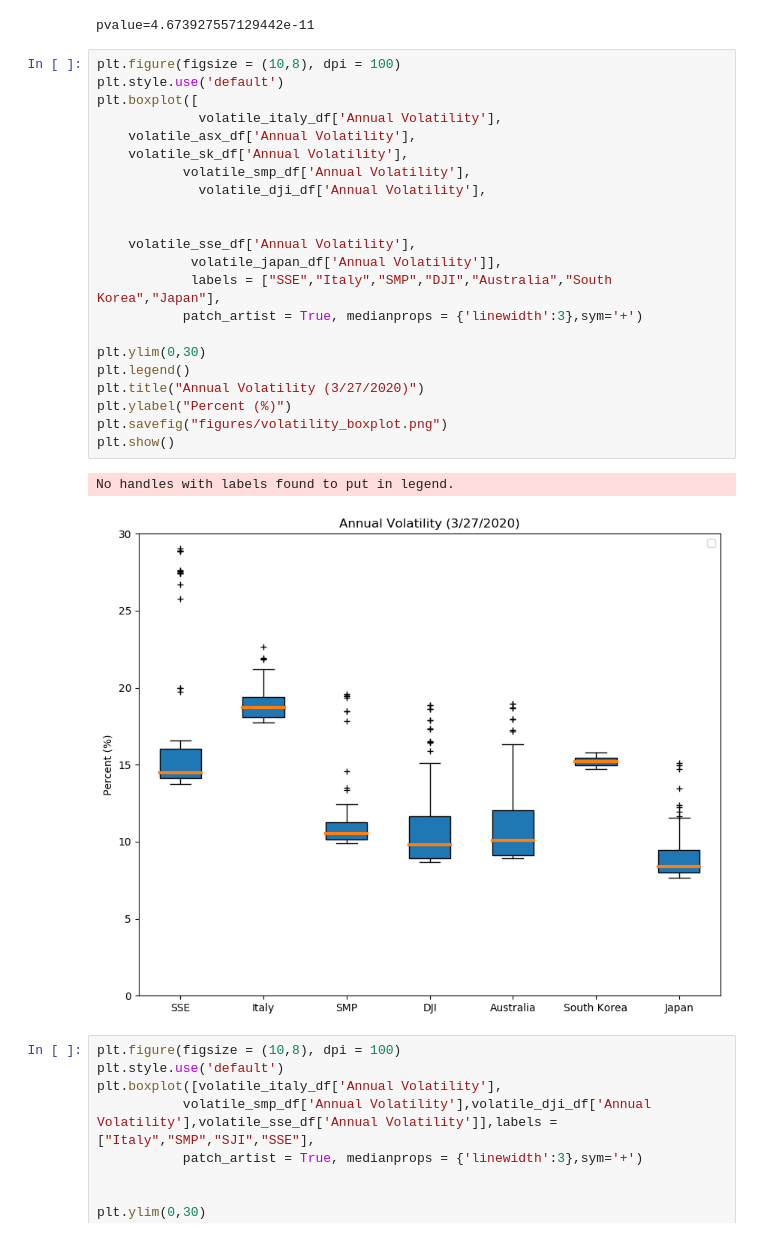
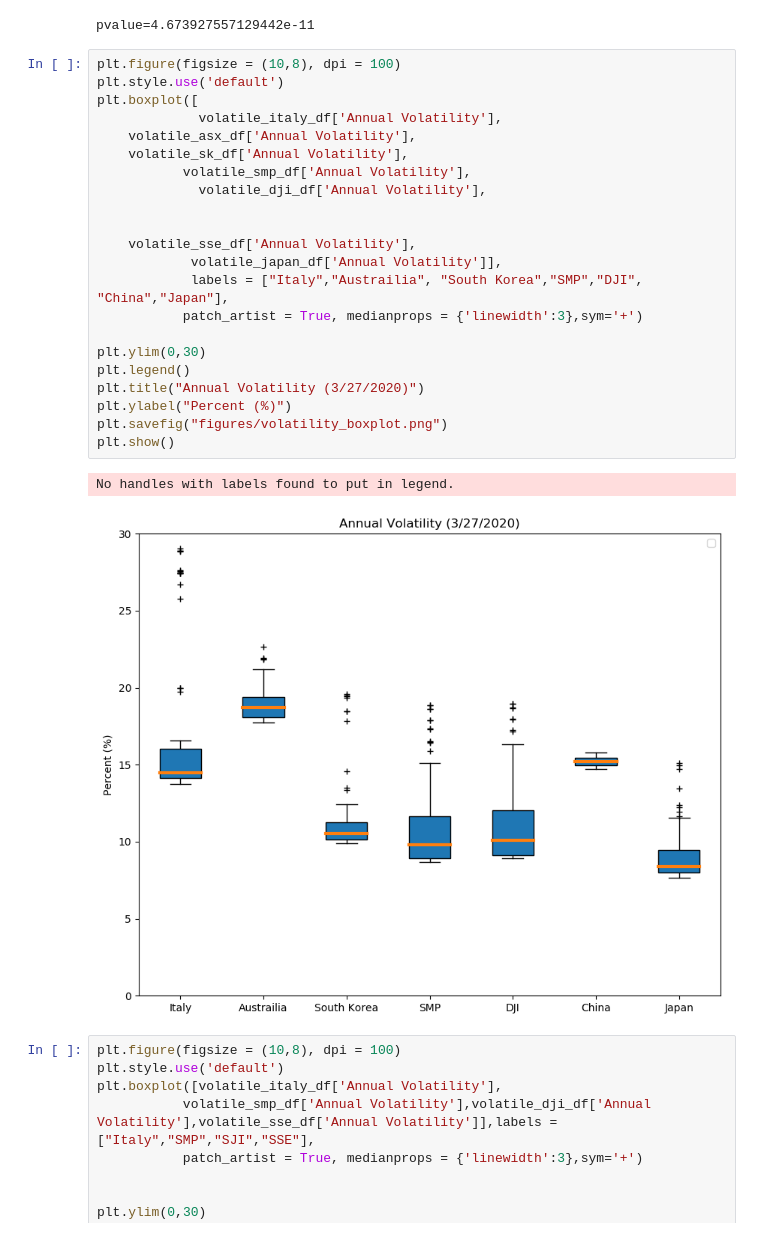
Before and after one commit to nberman12/COVID19-vs-Stocks, a Jupyter notebook: dev/daniel/Data_Analysis.ipynb, the cells around one changed output. Drawn from its saved outputs; the diff is of its cells as text.

```diff
--- a/dev/daniel/Data_Analysis.ipynb
+++ b/dev/daniel/Data_Analysis.ipynb
@@ -123,28 +123,28 @@ pvalue=4.673927557129442e-11
 # %%
 plt.figure(figsize = (10,8), dpi = 100)
 plt.style.use('default')
 plt.boxplot([
              volatile_italy_df['Annual Volatility'],
     volatile_asx_df['Annual Volatility'],
     volatile_sk_df['Annual Volatility'],
            volatile_smp_df['Annual Volatility'],
              volatile_dji_df['Annual Volatility'],
 
 
     volatile_sse_df['Annual Volatility'],
             volatile_japan_df['Annual Volatility']],
-            labels = ["SSE","Italy","SMP","DJI","Australia","South Korea","Japan"],
+            labels = ["Italy","Austrailia", "South Korea","SMP","DJI", "China","Japan"],
            patch_artist = True, medianprops = {'linewidth':3},sym='+')
 
 plt.ylim(0,30)
 plt.legend()
 plt.title("Annual Volatility (3/27/2020)")
 plt.ylabel("Percent (%)")
 plt.savefig("figures/volatility_boxplot.png")
 plt.show()
 # %% [output]
 No handles with labels found to put in legend.
-[figure, old version]
+[figure, new version]
 # %%
 plt.figure(figsize = (10,8), dpi = 100)
 plt.style.use('default')
```
Also changed, not shown: 1 other file.
